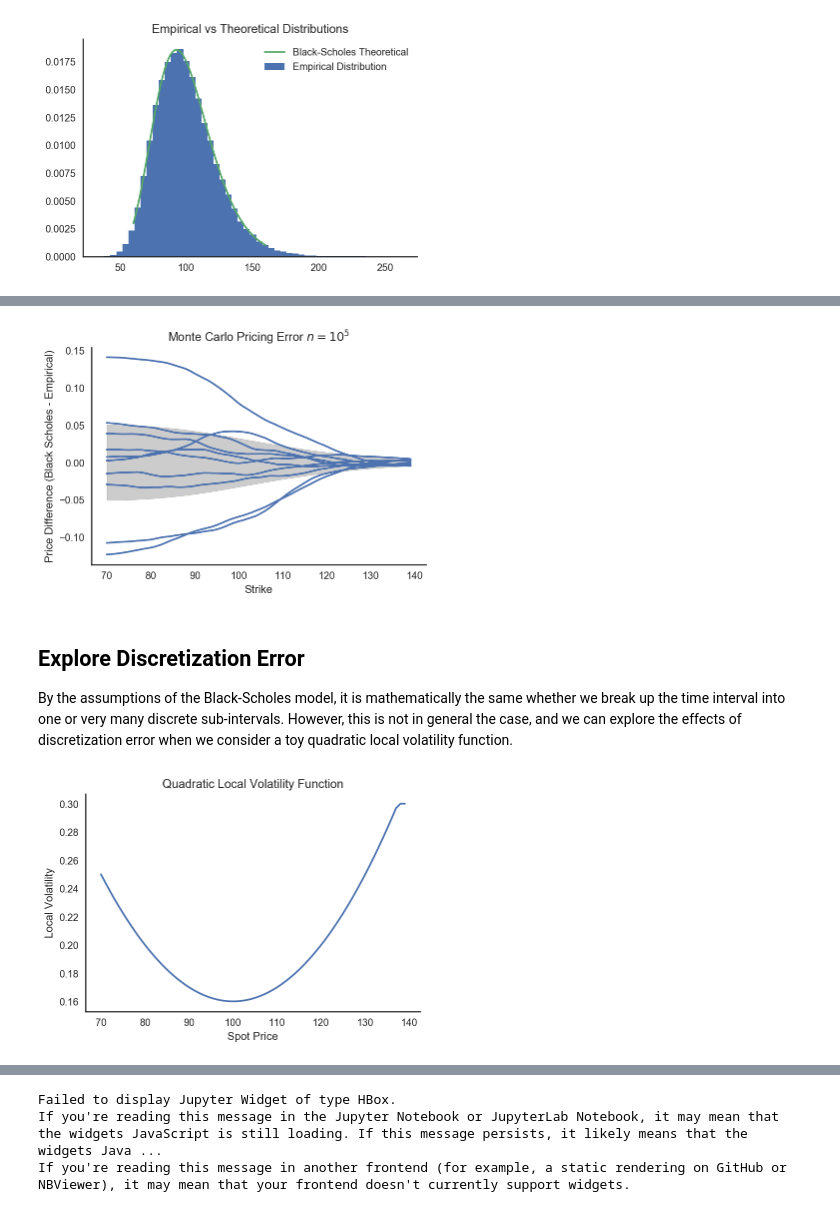
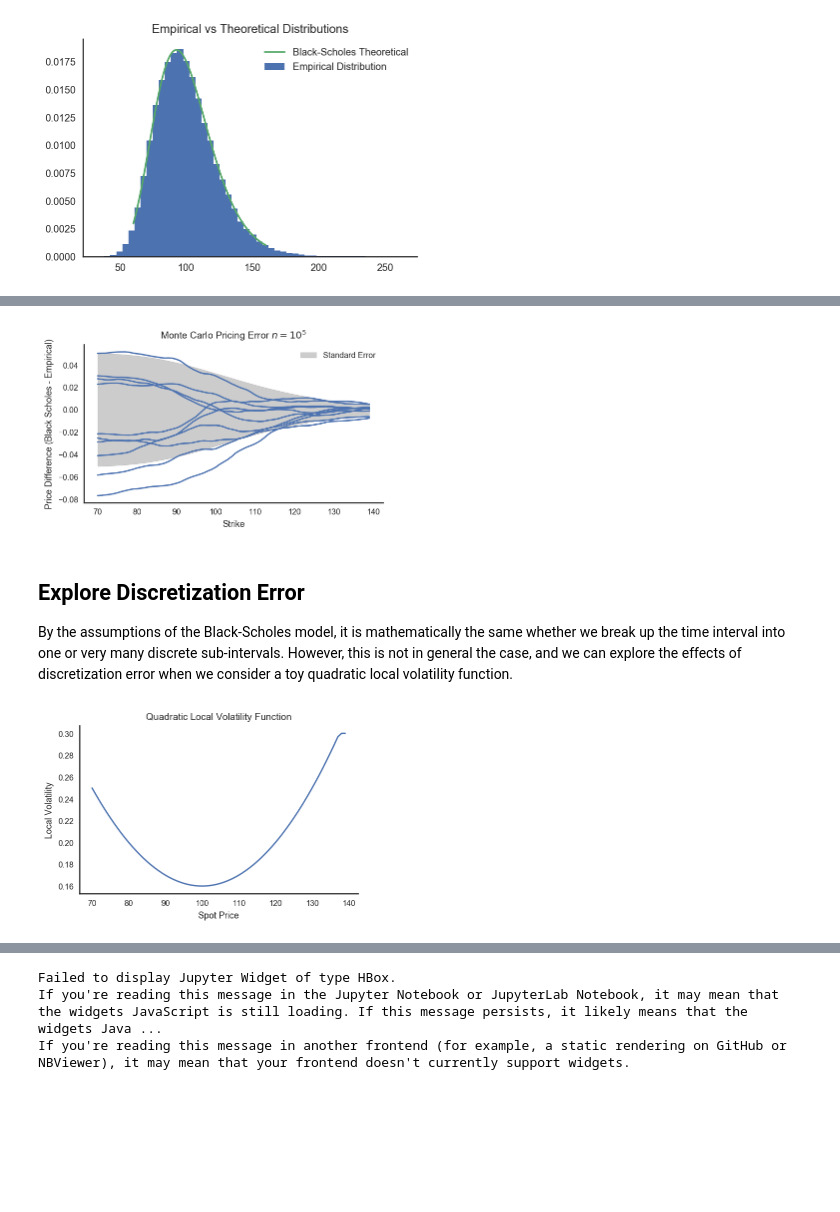
Before and after one commit to frtennis1/am205-options, a Jupyter notebook: Monte Carlo Pricer.ipynb, the cells around one changed output, grey strips where cells are left out. Drawn from its saved outputs; the diff is of its cells as text; code cells hidden in the pictures; blank space fills up the shorter version.

```diff
--- a/Monte Carlo Pricer.ipynb
+++ b/Monte Carlo Pricer.ipynb
@@ -10,9 +10,11 @@ from scipy.stats import norm, lognorm
 from tqdm import tqdm_notebook as tqdm
 
 sns.set_style('white')
+sns.set_context('paper')
 
 %matplotlib inline
 %config InlineBackend.figure_format = 'retina'
+plt.rcParams['figure.figsize'] = (5,5/1.618)
 # %% [markdown]
 ## Define Pricing Functions
 # %%
@@ -156,5 +158,5 @@ vol16 = make_constant_vol_f(.16)
 CPU times: user 6.69 ms, sys: 970 µs, total: 7.66 ms
 Wall time: 6.32 ms
 # %%
-samples = sample_end_prices(100, vol16, [1, 2], 2, int(1e5))
+#samples = sample_end_prices(100, vol16, [1, 2], 2, int(1e5))
 # %%
@@ -190,7 +191,7 @@ plt.title('Empirical vs Theoretical Distributions')
 plt.figure()
 strikes = np.arange(70,140,1)
 pxs, sds = price_call(strikes, samples)
-bs_px = black_scholes_price(100, .16, 2, strikes)
+bs_px = black_scholes_price(100, .16, 1, strikes)
 
 plt.plot(strikes, pxs, label='Monte Carlo Prices')
 plt.plot(strikes, bs_px, label='Black Scholes Prices')
@@ -203,15 +204,18 @@ plt.legend();
 # %%
 for i in range(10):
     samples = sample_end_price(100, vol16, 1, 1, int(1e5))
     pxs, sds = price_call(strikes, samples)
-    plt.plot(strikes, bs_px-pxs, label='Realized Error', c='C0')
+    plt.plot(strikes, bs_px-pxs, c='C0')
 plt.fill_between(strikes, -sds, sds, alpha=.2, color='k', label='Standard Error')
 plt.title('Monte Carlo Pricing Error $n=10^5$')
 sns.despine()
 plt.xlabel('Strike')
 plt.ylabel('Price Difference (Black Scholes - Empirical)');
+plt.legend()
+plt.tight_layout()
+plt.savefig('report/figs/mcsamplingerror.pdf')
 # %% [output]
-[figure, old version]
+[figure, new version]
 # %% [markdown]
 ## Explore Discretization Error
 
@@ -225,8 +229,9 @@ plt.title('Quadratic Local Volatility Function')
 plt.xlabel('Spot Price')
 plt.ylabel('Local Volatility')
 sns.despine();
+plt.savefig('report/figs/quadlocalvol.eps')
 # %% [output]
-[figure, old version]
+[figure, new version]
 # %%
 %time quad_samples = sample_end_price(100, quadratic_vol, 1, 10, int(1e5))
 pxs, sds = price_call(strikes, quad_samples)
```
Also changed, not shown: parts of 6 cells of this notebook, 5 other files.
